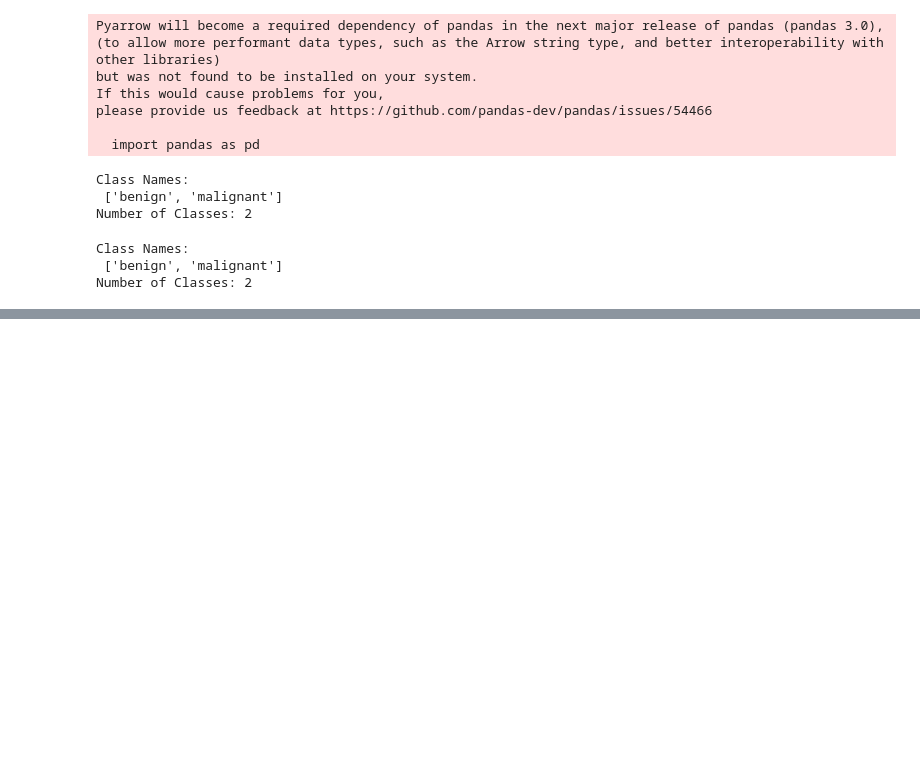
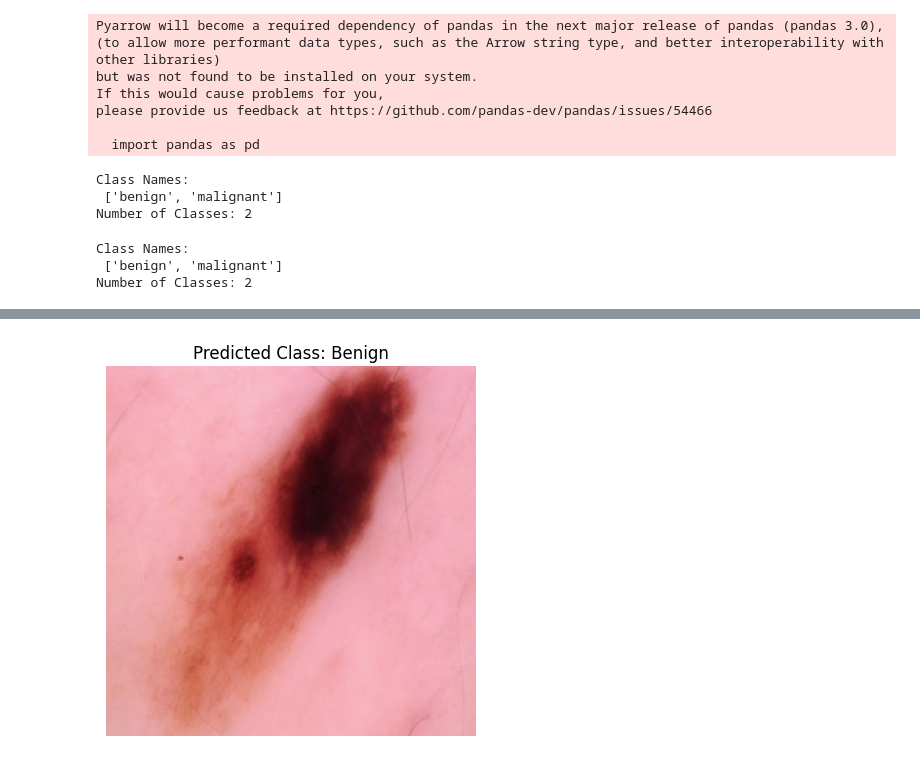
Before and after one commit to joshIsac/DeepLearningLab, a Jupyter notebook: 2348523_DL_lab6_CNN.ipynb, the cells around one changed output, grey strips where cells are left out. Cells and saved outputs as stored; diff of their text form; code cells hidden in the pictures; blank space fills up the shorter version.

```diff
--- a/2348523_DL_lab6_CNN.ipynb
+++ b/2348523_DL_lab6_CNN.ipynb
@@ -163,0 +157,12 @@ Model: "sequential"
+# %%
+train_generator = train_data_generator.flow_from_directory(
+    train_path,
+    target_size=(224, 224),
+    batch_size=32,
+    class_mode='categorical')
+
+validation_generator = test_data_generator.flow_from_directory(
+    test_path,
+    target_size=(224, 224),
+    batch_size=32,
+    class_mode='categorical')
@@ -163,0 +172,8 @@ Model: "sequential"
+# %%
+# Train the model
+history = model_vgg16.fit(
+    train_generator,
+    steps_per_epoch=train_generator.n // 32,
+    epochs=10,
+    validation_data=validation_generator,
+    validation_steps=validation_generator.n //32)
@@ -163,0 +233,32 @@ Model: "sequential"
+# %%
+import cv2
+import random
+# Define the test dataset directory
+test_path = "D:\\dataset for lab programs\\data\\test"
+
+# Get a random image path from the test dataset
+random_folder = random.choice(os.listdir(test_path))
+random_image_path = os.path.join(test_path, random_folder, random.choice(os.listdir(os.path.join(test_path, random_folder))))
+
+# Read and preprocess the randomly selected image
+img = cv2.imread(random_image_path)
+img = cv2.resize(img, (224, 224))
+img = np.reshape(img, [1, 224, 224, 3])
+img = img / 255
+
+# Make predictions on the image
+preds = model_vgg16.predict(img)
+max_idx = np.argmax(preds)
+
+# Define class indices
+class_indices = {0: 'Benign', 1: 'Malignant'}  # Update with your class indices if needed
+
+# Get the predicted class label
+predicted_class = class_indices[max_idx]
+
+# Plot the image with the predicted class label
+plt.imshow(cv2.cvtColor(cv2.imread(random_image_path), cv2.COLOR_BGR2RGB))
+plt.title(f"Predicted Class: {predicted_class}")
+plt.axis('off')
+plt.show()
+# %% [output]
@@ -163,0 +266 @@ Model: "sequential"
+[figure, added]
```
Also changed, not shown: parts of 27 cells of this notebook, 1 other file.
